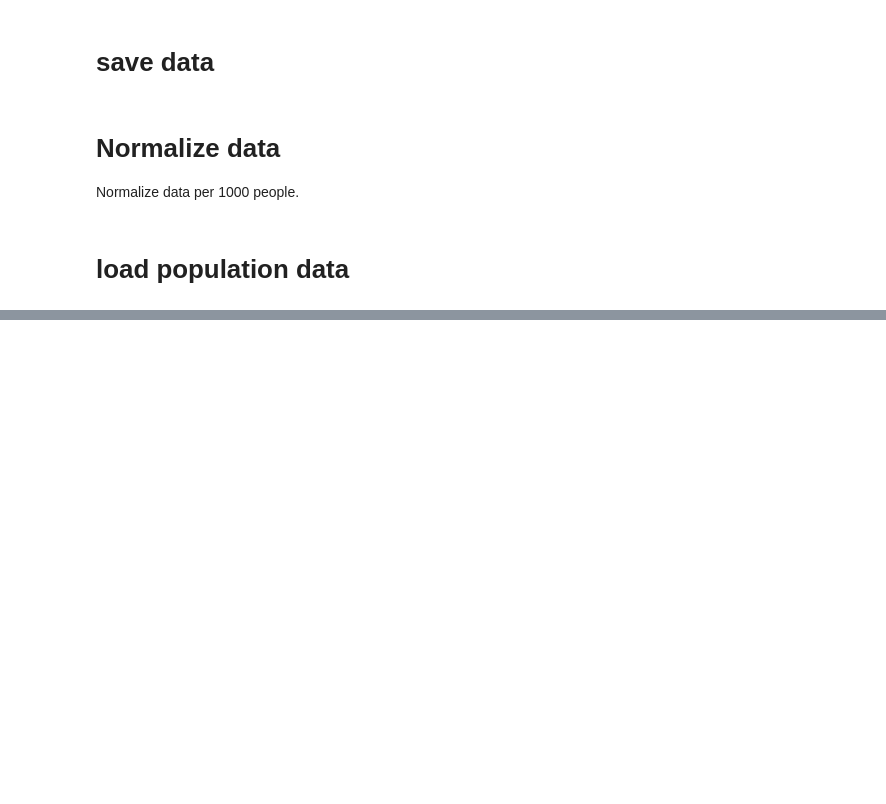
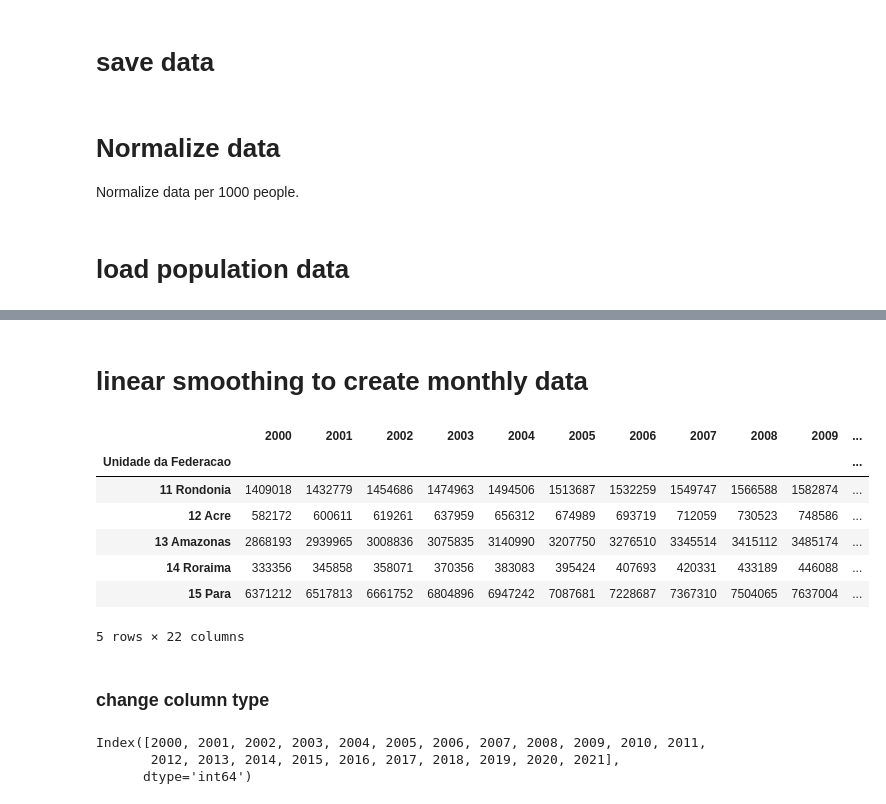
Before and after one commit to luizamfsantos/Brazil-Healthcare-Workforce-Analysis, a Jupyter notebook: Codigo/src/Preprocessamento de Dados/data_cleaning.ipynb, the cells around one changed output, grey strips where cells are left out. Drawn from its saved outputs; the diff is of its cells as text; code cells hidden in the pictures; blank space fills up the shorter version.

```diff
--- a/Codigo/src/Preprocessamento de Dados/data_cleaning.ipynb
+++ b/Codigo/src/Preprocessamento de Dados/data_cleaning.ipynb
@@ -58,3 +60,5 @@ df.isna().sum().sum()
 Normalize data per 1000 people.
 # %% [markdown]
 # load population data
+# %%
+pop = pd.read_csv('../../../Dados/Raw/Populacao/pop_2000_2021.csv', delimiter=';')
@@ -60,0 +75,15 @@ Normalize data per 1000 people.
+# %% [markdown]
+# linear smoothing to create monthly data
+# %%
+pop.set_index("Unidade da Federacao", inplace=True)
+# %%
+pop.head()
+# %% [output]
+|  | 2000 | 2001 | 2002 | 2003 | 2004 | 2005 | 2006 | 2007 | 2008 | 2009 | ... |
+| Unidade da Federacao |  |  |  |  |  |  |  |  |  |  | ... |
+| 11 Rondonia | 1409018 | 1432779 | 1454686 | 1474963 | 1494506 | 1513687 | 1532259 | 1549747 | 1566588 | 1582874 | ... |
+| 12 Acre | 582172 | 600611 | 619261 | 637959 | 656312 | 674989 | 693719 | 712059 | 730523 | 748586 | ... |
+| 13 Amazonas | 2868193 | 2939965 | 3008836 | 3075835 | 3140990 | 3207750 | 3276510 | 3345514 | 3415112 | 3485174 | ... |
+| 14 Roraima | 333356 | 345858 | 358071 | 370356 | 383083 | 395424 | 407693 | 420331 | 433189 | 446088 | ... |
+| 15 Para | 6371212 | 6517813 | 6661752 | 6804896 | 6947242 | 7087681 | 7228687 | 7367310 | 7504065 | 7637004 | ... |
+5 rows × 22 columns
@@ -60,0 +93,2 @@ Normalize data per 1000 people.
+# %% [markdown]
+### change column type
@@ -60,0 +99,6 @@ Normalize data per 1000 people.
+# %%
+pop1.columns
+# %% [output]
+Index([2000, 2001, 2002, 2003, 2004, 2005, 2006, 2007, 2008, 2009, 2010, 2011,
+       2012, 2013, 2014, 2015, 2016, 2017, 2018, 2019, 2020, 2021],
+      dtype='int64')
```
Also changed, not shown: parts of 8 cells of this notebook.
